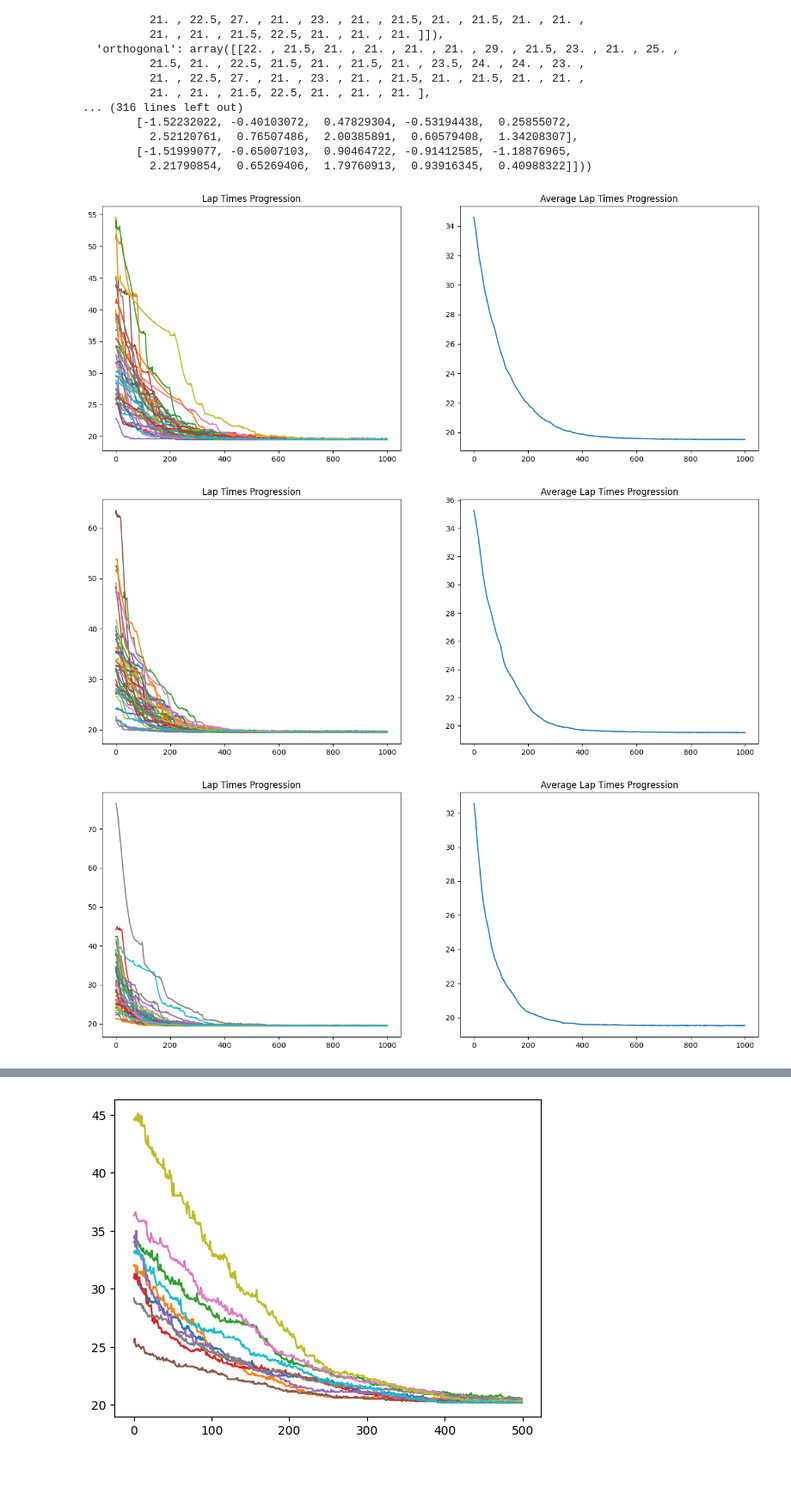
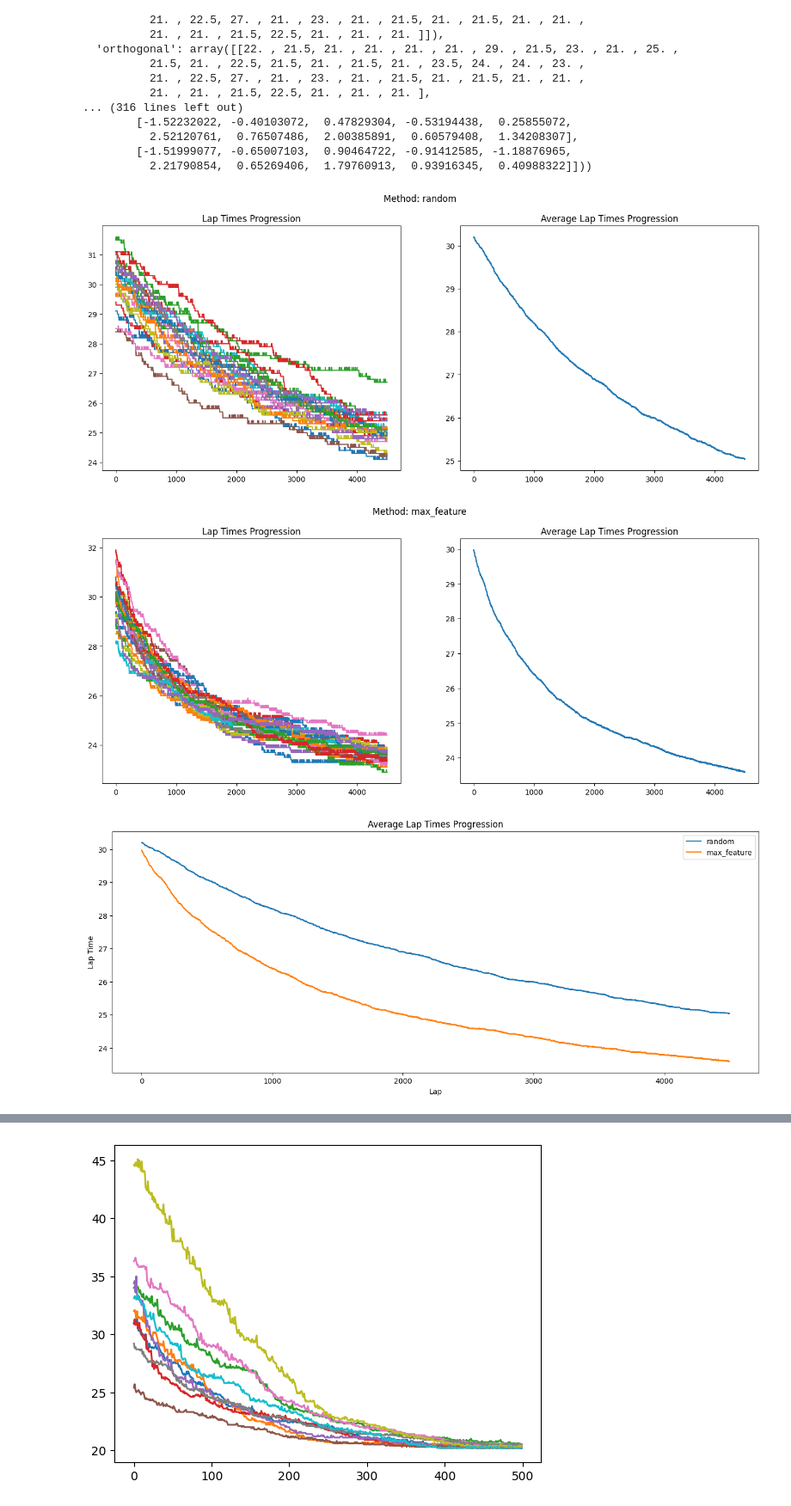
Before and after one commit to gullo97/FormulaAI, a Jupyter notebook: notebook.ipynb, the cells around one changed output, grey strips where cells are left out. Shown at 86% size. Saved outputs shown, nothing was run; the diff lists cells and outputs as text; code cells hidden in the pictures; blank space fills up the shorter version.

```diff
--- a/notebook.ipynb
+++ b/notebook.ipynb
@@ -320,7 +321,7 @@ old_main(num_agents=N_AGENTS, num_laps=2, initial_budget=100.0, live_plotting=Tr
         # - A following agent should be slowed down by the agent in front of it to mimic real life
 # %%
 class Agent():
-    def __init__(self, n_features, budget = 400):
+    def __init__(self, n_features, budget = 40000):
         self.features = np.random.randn(n_features)
         self.budget = budget
         self.best_known_state = np.copy(self.features)
@@ -352,6 +353,7 @@ class Agent():
                 self.best_u_v = None
                 self.best_theta = None
 
+            # Reset best-known rotation parameters if improvements are plateauing
             self.characterize_improvements_history()
 
             # Use random rotation if no best-known rotation
@@ -386,6 +388,10 @@ class Agent():
             self.last_u_v = u, v
             self.last_theta = theta
 
+        else:
+            print('Budget is over, resetting agent...')
+            self.budget = 40000
+
     def characterize_improvements_history(self):
         IMPROVEMENT_LOOKBACK = 5
         IMPROVEMENT_THRESHOLD = 0.01  # Threshold for considering improvements as plateauing
@@ -429,36 +435,48 @@ def main(n_agents, track, n_laps, dt = 0.1, L = 30, N_FEATURES = 10, method = 'm
     return agents, track
 # %%
 L = 30
-N_FEATURES = 10
-N_LAPS = 1000
-N_AGENTS = 40
+N_FEATURES = 500
+N_LAPS = 4500
+N_AGENTS = 25
 DT = 0.1
-ROTATION_SCALE = 0.1
+ROTATION_SCALE = 0.5
 FIXED_ROTATION_SCALE = False
 
 track = generate_fourier_vectorized(L, N_FEATURES)
 # track = np.array(track)
 # %%
-methods = ['random', 'orthogonal', 'max_feature', 'top_k_features']
+methods = ['random', 'max_feature'] #, 'top_k_features']
 MEMORY = True
+aggregate_lap_times = {method: [] for method in methods}
 for method in methods:
     fig, (ax1, ax2) = plt.subplots(1, 2, figsize=(16, 6))
+    fig.suptitle(f'Method: {method}')
 
     agents, track = main(n_agents= N_AGENTS, track = track, n_laps = N_LAPS, method = method, MEMORY = MEMORY, L = L, N_FEATURES = N_FEATURES, dt = DT, rotation_scale = ROTATION_SCALE, FIXED_ROTATION_SCALE = FIXED_ROTATION_SCALE)
 
     for agent in agents:
         ax1.plot(agent.lap_times_history)
     # ax 1 title
     ax1.set_title('Lap Times Progression')
 
 
     # plot average lap times history for each method
     avg_lap_times = [agent.lap_times_history for agent in agents]
+    aggregate_lap_times[method] = np.mean(avg_lap_times, axis = 0)
     ax2.plot(np.mean(avg_lap_times, axis = 0))
     # ax 2 title
     ax2.set_title('Average Lap Times Progression')
     plt.show()
+
+fig, ax = plt.subplots(1, 1, figsize=(16, 6))
+for method in methods:
+    ax.plot(aggregate_lap_times[method], label = method)
+ax.legend()
+ax.set_title('Average Lap Times Progression')
+ax.set_xlabel('Lap')
+ax.set_ylabel('Lap Time')
+plt.show()
 # %% [output]
-[figure, old version]
+[figure, new version]
-[figure, old version]
+[figure, new version]
-[figure, old version]
+[figure, new version]
```
Also changed, not shown: parts of 3 cells of this notebook.
